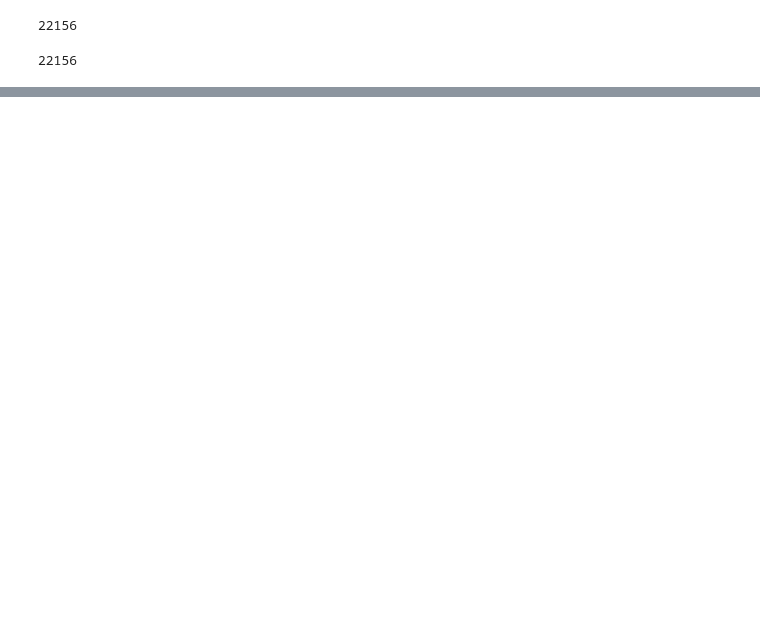
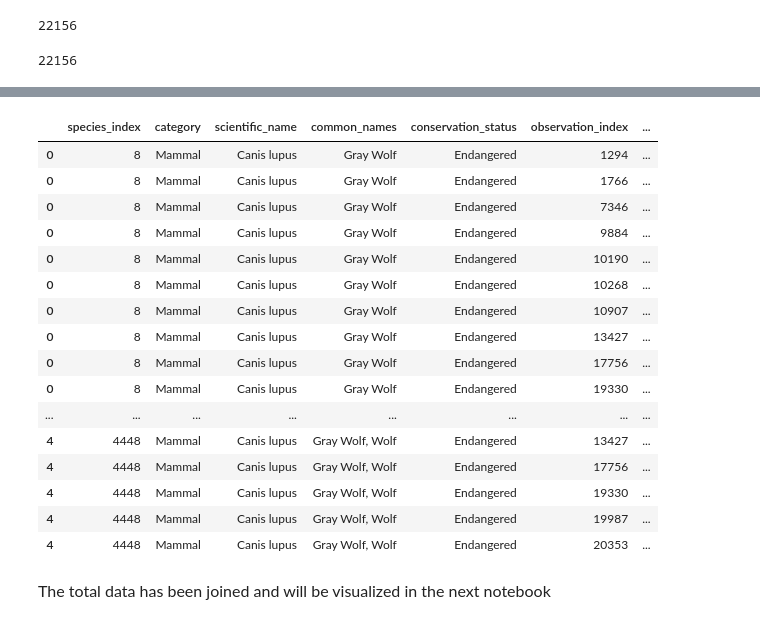
Before and after one commit to rj-pal/Biodiversity, a Jupyter notebook: EDA_cleaning_biodiversity.ipynb, the cells around one changed output, grey strips where cells are left out. Drawn from its saved outputs; the diff is of its cells as text; code cells hidden in the pictures; blank space fills up the shorter version.

```diff
--- a/biodiversity.ipynb
+++ b/EDA_cleaning_biodiversity.ipynb
@@ -621,3 +680,4 @@ fs!Once a species is over 250 in observation, they are no longer in danger or or
 # %%
-species_2 = species[~(species.scientific_name.isin(['Canis lupus', 'Oncorhynchus mykiss']))]
+species_mask = species.scientific_name.isin(['Canis lupus', 'Oncorhynchus mykiss'])
+species_2 = species[~species_mask].copy()
 # %%
@@ -653,5 +709,7 @@ See the caveats in the documentation: https://pandas.pydata.org/pandas-docs/stab
 # %%
-observations_2 = observations[~(observations.scientific_name.isin(['Canis lupus', 'Oncorhynchus mykiss']))]
+obsv_mask = observations.scientific_name.isin(['Canis lupus', 'Oncorhynchus mykiss'])
+
+observations_2 = observations[~obsv_mask]
 # %%
 display(species_2.shape[0] * 4)
 observations_2.shape[0] - 264*4 - 8*8
@@ -746,0 +727,4 @@ right = species_df.merge(observations, on='scientific_name', how='right').sort_v
+# %%
+species_trout_wolf = species[species_mask].reset_index().rename(columns={'index': 'species_index'}).copy()
+species_trout_wolf.fillna('Not in Danger', inplace=True)
+obsv_trout_wolf = observations[obsv_mask].reset_index().rename(columns={'index': 'observation_index'}).copy()
@@ -747,2 +751,2 @@ right = species_df.merge(observations, on='scientific_name', how='right').sort_v
 # %%
-left = species_df.join(observations.set_index('scientific_name'), on='scientific_name', how='left').sort_values(by=['scientific_name', 'observations']).reset_index(drop=True)
+trout_wolf = species_trout_wolf.join(obsv_trout_wolf.set_index('scientific_name'), on='scientific_name', how='left')
@@ -752,0 +753,20 @@ len(species_changed_status)
+# %%
+trout_wolf
+# %% [output]
+|  | species_index | category | scientific_name | common_names | conservation_status | observation_index | ... |
+| 0 | 8 | Mammal | Canis lupus | Gray Wolf | Endangered | 1294 | ... |
+| 0 | 8 | Mammal | Canis lupus | Gray Wolf | Endangered | 1766 | ... |
+| 0 | 8 | Mammal | Canis lupus | Gray Wolf | Endangered | 7346 | ... |
+| 0 | 8 | Mammal | Canis lupus | Gray Wolf | Endangered | 9884 | ... |
+| 0 | 8 | Mammal | Canis lupus | Gray Wolf | Endangered | 10190 | ... |
+| 0 | 8 | Mammal | Canis lupus | Gray Wolf | Endangered | 10268 | ... |
+| 0 | 8 | Mammal | Canis lupus | Gray Wolf | Endangered | 10907 | ... |
+| 0 | 8 | Mammal | Canis lupus | Gray Wolf | Endangered | 13427 | ... |
+| 0 | 8 | Mammal | Canis lupus | Gray Wolf | Endangered | 17756 | ... |
+| 0 | 8 | Mammal | Canis lupus | Gray Wolf | Endangered | 19330 | ... |
+| ... | ... | ... | ... | ... | ... | ... | ... |
+| 4 | 4448 | Mammal | Canis lupus | Gray Wolf, Wolf | Endangered | 13427 | ... |
+| 4 | 4448 | Mammal | Canis lupus | Gray Wolf, Wolf | Endangered | 17756 | ... |
+| 4 | 4448 | Mammal | Canis lupus | Gray Wolf, Wolf | Endangered | 19330 | ... |
+| 4 | 4448 | Mammal | Canis lupus | Gray Wolf, Wolf | Endangered | 19987 | ... |
+| 4 | 4448 | Mammal | Canis lupus | Gray Wolf, Wolf | Endangered | 20353 | ... |
@@ -752,0 +775,2 @@ len(species_changed_status)
+# %% [markdown]
+<font size="3">The total data has been joined and will be visualized in the next notebook</font>
```
Also changed, not shown: parts of 85 cells of this notebook, 1 other file.
